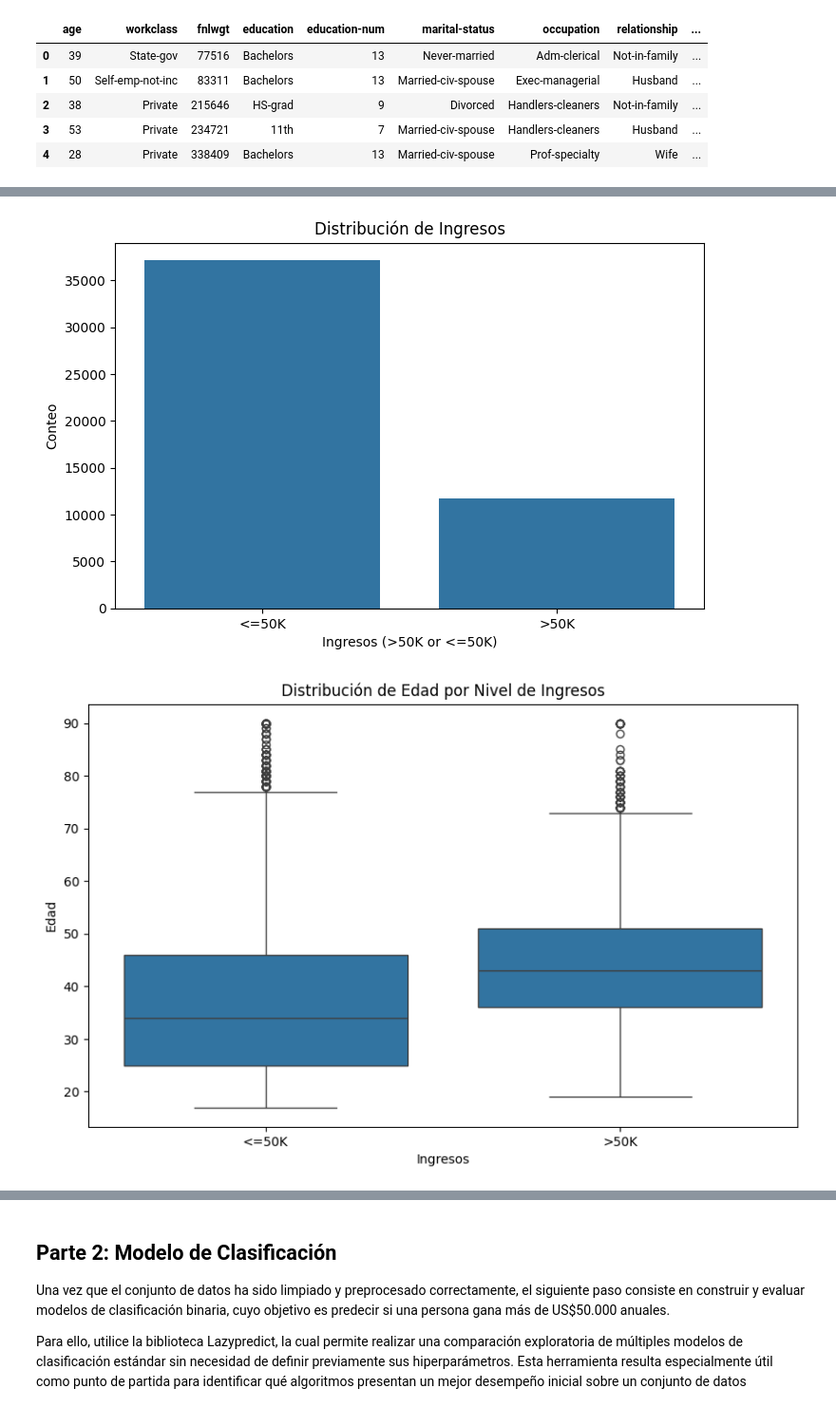
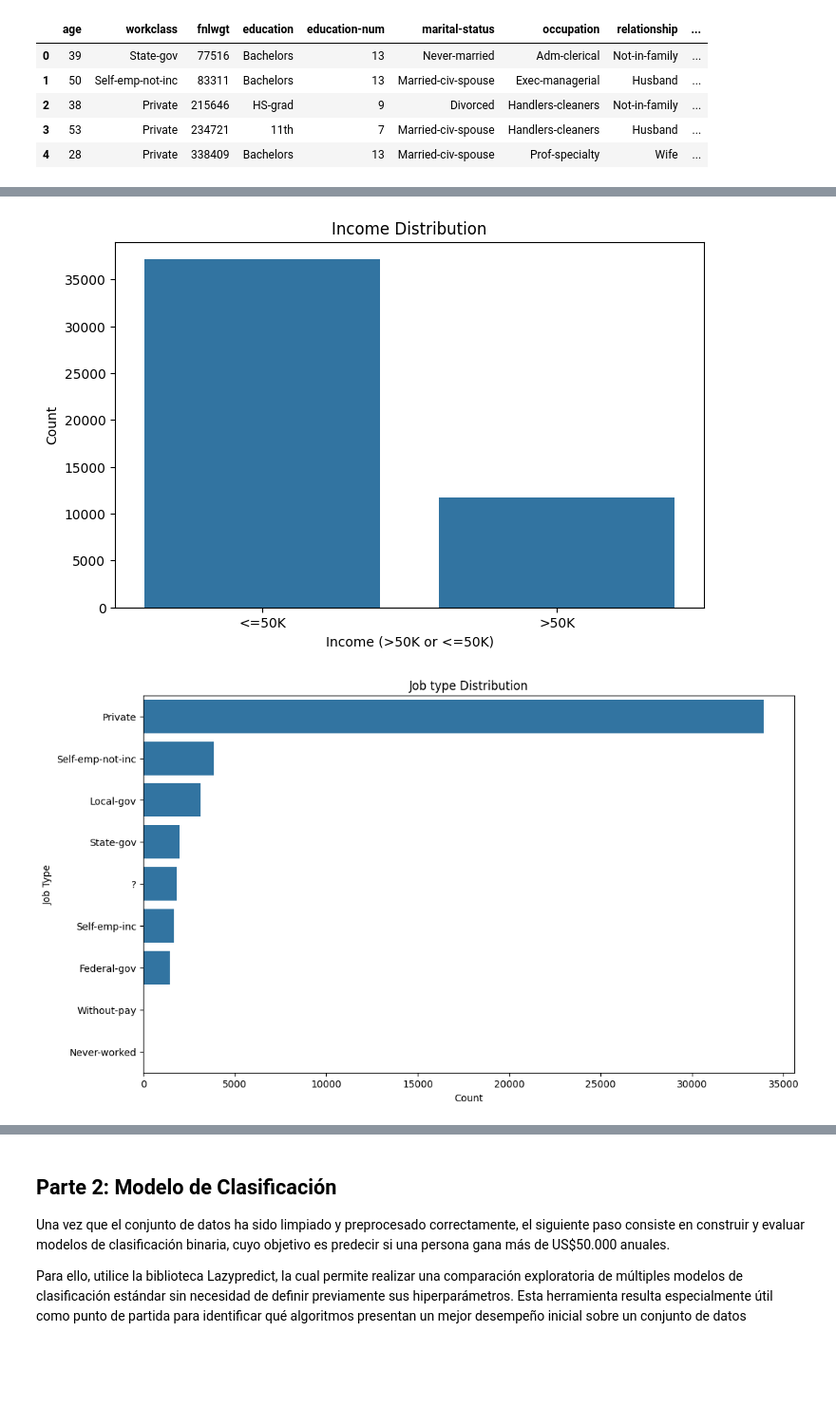
Before and after one commit to JoacoMunoz1/ExamenCienciadeDatos, a Jupyter notebook: CcsDatosEconmía_Examen.ipynb, the cells around one changed output, grey strips where cells are left out. Shown: that part at 95% size. Drawn from its saved outputs; the diff is of its cells as text; code cells hidden in the pictures; blank space fills up the shorter version.

```diff
--- a/CcsDatosEconmía_Examen.ipynb
+++ b/CcsDatosEconmía_Examen.ipynb
@@ -88,51 +85,32 @@ dtype: int64
 # Histograma para la variable 'age'
 plt.figure(figsize=(10, 6))
 sns.histplot(df['age'], bins=20, kde=True)
-plt.title('Distribución de la Edad')
-plt.xlabel('Edad')
-plt.ylabel('Frecuencia')
+plt.title('Age Distribution')
+plt.xlabel('Age')
+plt.ylabel('Frequence')
 plt.show()
 
 # Gráfico de barras para la variable 'income' (variable target)
 plt.figure(figsize=(8, 5))
 sns.countplot(x='income', data=df)
-plt.title('Distribución de Ingresos')
-plt.xlabel('Ingresos (>50K or <=50K)')
-plt.ylabel('Conteo')
-plt.show()
-
-# Boxplot para comparar la distribución de 'age' entre los grupos de 'income'
-plt.figure(figsize=(10, 6))
-sns.boxplot(x='income', y='age', data=df)
-plt.title('Distribución de Edad por Nivel de Ingresos')
-plt.xlabel('Ingresos')
-plt.ylabel('Edad')
+plt.title('Income Distribution')
+plt.xlabel('Income (>50K or <=50K)')
+plt.ylabel('Count')
 plt.show()
 
 # Gráfico de barras para la variable 'workclass'
 plt.figure(figsize=(12, 7))
 sns.countplot(y='workclass', data=df, order=df['workclass'].value_counts().index)
-plt.title('Distribución del Tipo de Empleo')
-plt.xlabel('Conteo')
-plt.ylabel('Tipo de Empleo')
+plt.title('Job type Distribution')
+plt.xlabel('Count')
+plt.ylabel('Job Type')
 plt.show()
 
 # Gráfico de barras para la variable 'education'
 plt.figure(figsize=(14, 8))
 sns.countplot(y='education', data=df, order=df['education'].value_counts().index)
-plt.title('Distribución del Nivel Educativo')
-plt.xlabel('Conteo')
-plt.ylabel('Nivel Educativo')
+plt.title('Eduaction Level Distribution')
+plt.xlabel('Count')
+plt.ylabel('Educational Level')
 plt.show()
-
-# Calcular la matriz de correlación para variables numéricas
-# Seleccionar solo las columnas numéricas
-df_numeric = df.select_dtypes(include=['number'])
-correlation_matrix = df_numeric.corr()
-
-# Visualizar la matriz de correlación
-plt.figure(figsize=(10, 8))
-sns.heatmap(correlation_matrix, annot=True, cmap='coolwarm', fmt=".2f")
-plt.title('Matriz de Correlación de Variables Numéricas')
-plt.show()
 # %% [output]
@@ -140,2 +118,2 @@ plt.show()
-[figure, old version]
+[figure, new version]
-[figure, old version]
+[figure, new version]
```
Also changed, not shown: parts of 6 cells of this notebook.
